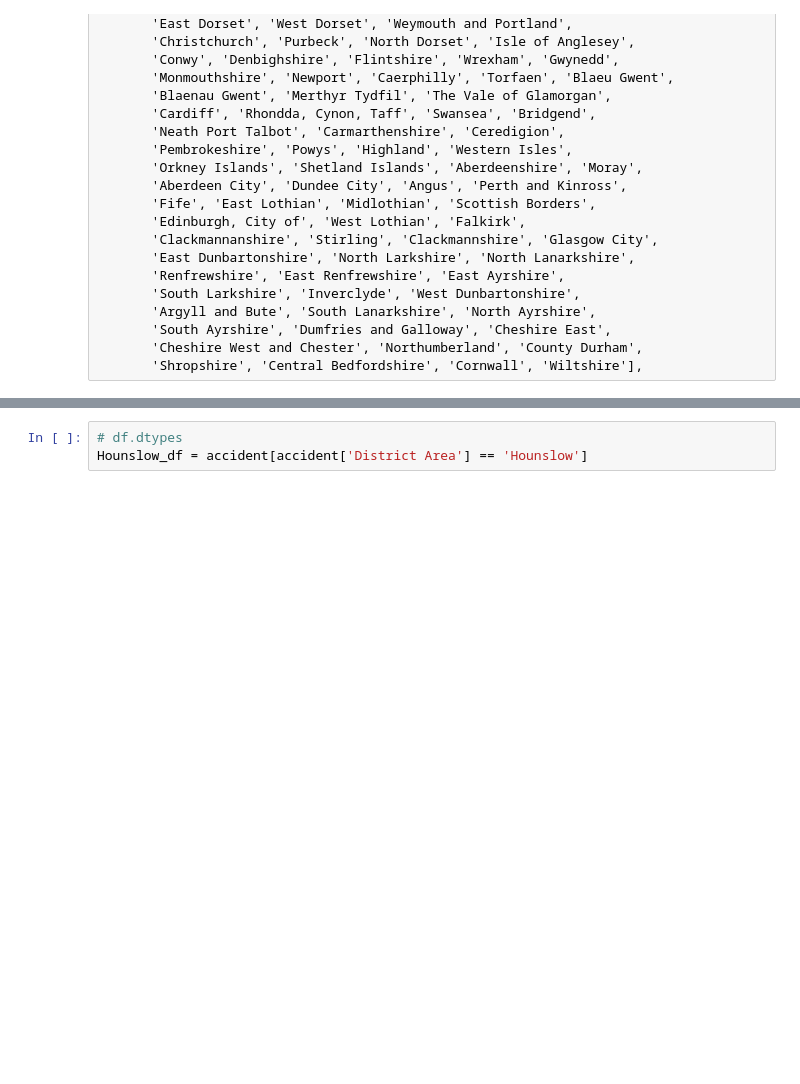
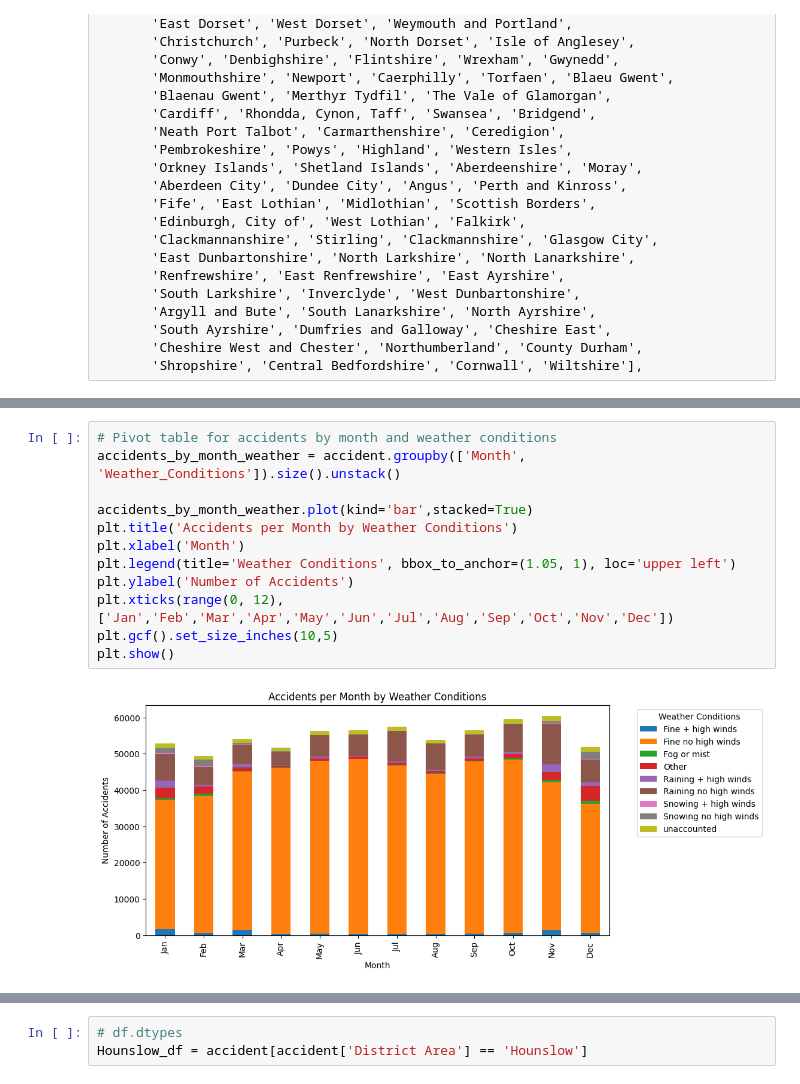
Before and after one commit to louwiee-GIT/ELEC303_LUSANTA_3B, a Jupyter notebook: ACTIVITY 2/Acttivity2(1).ipynb, the cells around one changed output, grey strips where cells are left out. Cells and saved outputs as stored; diff of their text form; blank space fills up the shorter version.

```diff
--- a/ACTIVITY 2/Acttivity2(1).ipynb
+++ b/ACTIVITY 2/Acttivity2(1).ipynb
@@ -971,3 +988,17 @@ array(['Kensington and Chelsea', 'Westminster', 'Richmond upon Thames',
+# %%
+# Pivot table for accidents by month and weather conditions
+accidents_by_month_weather = accident.groupby(['Month', 'Weather_Conditions']).size().unstack()
+
+accidents_by_month_weather.plot(kind='bar',stacked=True)
+plt.title('Accidents per Month by Weather Conditions')
+plt.xlabel('Month')
+plt.legend(title='Weather Conditions', bbox_to_anchor=(1.05, 1), loc='upper left')
+plt.ylabel('Number of Accidents')
+plt.xticks(range(0, 12), ['Jan','Feb','Mar','Apr','May','Jun','Jul','Aug','Sep','Oct','Nov','Dec'])
+plt.gcf().set_size_inches(10,5)
+plt.show()
+# %% [output]
+[figure, added]
 # %% [markdown]
 <hr><h1>Using District Area to make a comparison to a general result </h1></hr>
 <hr><h3>Hounslow Analysis</h3></hr>
```
Also changed, not shown: parts of 7 cells of this notebook, 1 other file.
